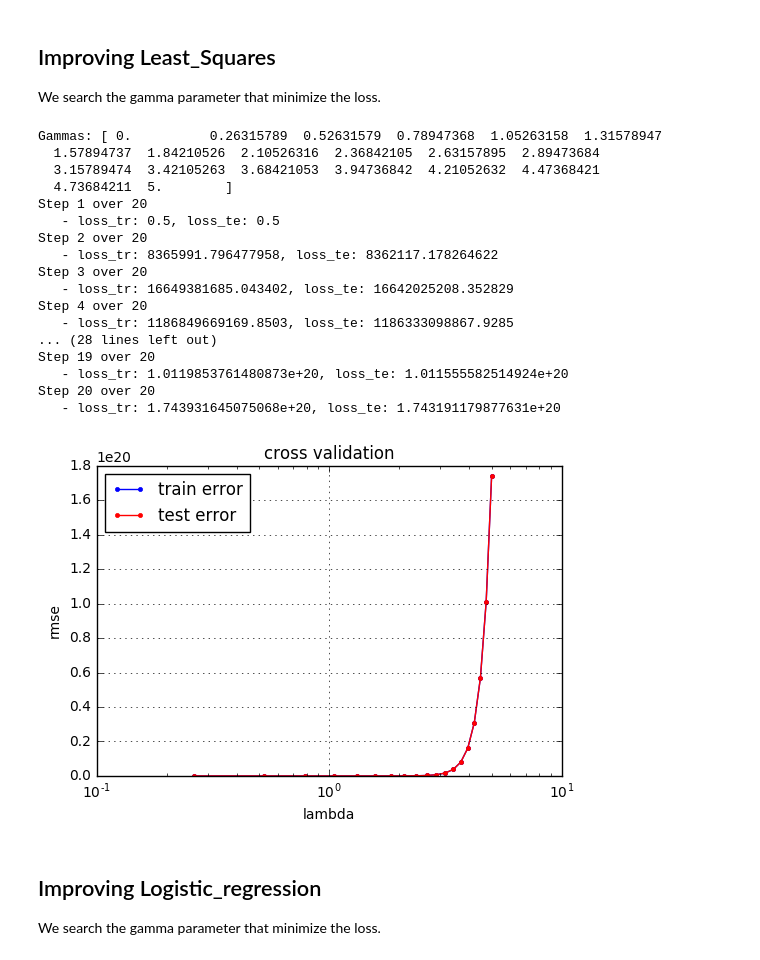
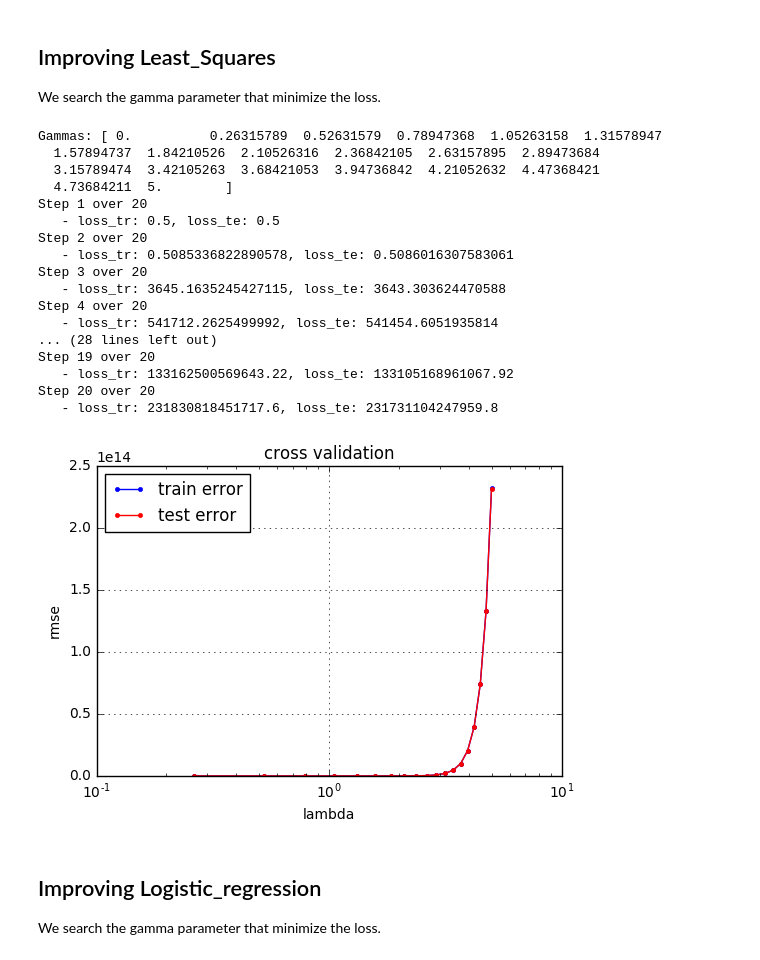
Before and after one commit to audreyloeffel/ML_course, a Jupyter notebook: projects/project1/scripts/Test.ipynb, the cells around one changed output. Cells and saved outputs as stored; diff of their text form; code cells hidden in the pictures.

```diff
--- a/projects/project1/scripts/Test.ipynb
+++ b/projects/project1/scripts/Test.ipynb
@@ -125,7 +125,7 @@ losses_te = []
 x_norm = normalize(tX)
 print("Gammas: {}".format(gammaRange))
 i = 0
-for gamma in range(nbPoints):
+for gamma in gammaRange:
     i = i + 1
     print("Step", i, "over", nbPoints)
     loss_train = []
@@ -135,39 +135,39 @@ for gamma in range(nbPoints):
     for k in range (k_fold):
         loss_tr, loss_te = cross_validation(y, x_norm, k_fold, k, 0, initial_w, gamma, "least_squares_GD")
         loss_train.append(loss_tr)
         loss_test.append(loss_te)
 
 
     # rmse of the mean mse
     loss_tr = np.sum(loss_train, axis=0)/k_fold
     loss_te = np.sum(loss_test, axis=0)/k_fold
     losses_tr.append(loss_tr)
     losses_te.append(loss_te)
     print("   - loss_tr: {}, loss_te: {}".format(loss_tr, loss_te))
 cross_validation_visualization(gammaRange, losses_tr, losses_te)
 
 #bestGammaIdx = np.where(losses == np.ndarray.min(losses))
 #bestGamma = gammaRange[bestGammaIdx]
 #print("Best gamma value is: {}".format(bestGamma))
 # %% [output]
 Gammas: [ 0.          0.26315789  0.52631579  0.78947368  1.05263158  1.31578947
   1.57894737  1.84210526  2.10526316  2.36842105  2.63157895  2.89473684
   3.15789474  3.42105263  3.68421053  3.94736842  4.21052632  4.47368421
   4.73684211  5.        ]
 Step 1 over 20
    - loss_tr: 0.5, loss_te: 0.5
 Step 2 over 20
-   - loss_tr: 8365991.796477958, loss_te: 8362117.178264622
+   - loss_tr: 0.5085336822890578, loss_te: 0.5086016307583061
 Step 3 over 20
-   - loss_tr: 16649381685.043402, loss_te: 16642025208.352829
+   - loss_tr: 3645.1635245427115, loss_te: 3643.303624470588
 Step 4 over 20
-   - loss_tr: 1186849669169.8503, loss_te: 1186333098867.9285
+   - loss_tr: 541712.2625499992, loss_te: 541454.6051935814
 ... (28 lines left out)
 Step 19 over 20
-   - loss_tr: 1.0119853761480873e+20, loss_te: 1.011555582514924e+20
+   - loss_tr: 133162500569643.22, loss_te: 133105168961067.92
 Step 20 over 20
-   - loss_tr: 1.743931645075068e+20, loss_te: 1.743191179877631e+20
+   - loss_tr: 231830818451717.6, loss_te: 231731104247959.8
-[figure, old version]
+[figure, new version]
 # %% [markdown]
 ## Improving Logistic_regression
 
```
Also changed, not shown: 3 other files.
